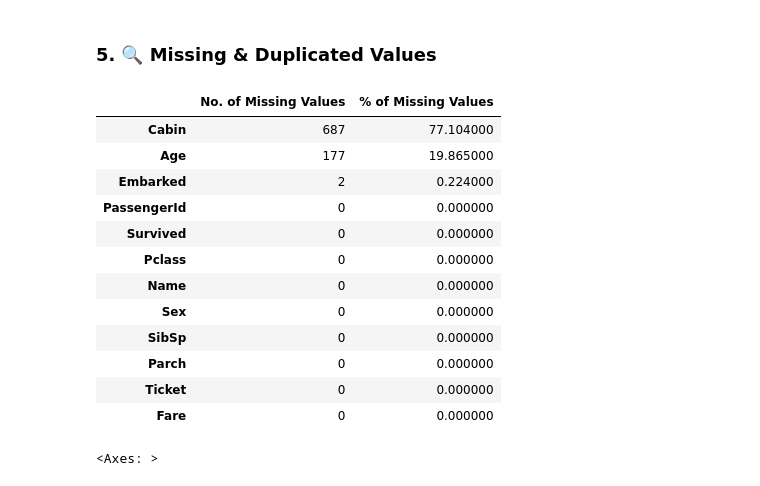
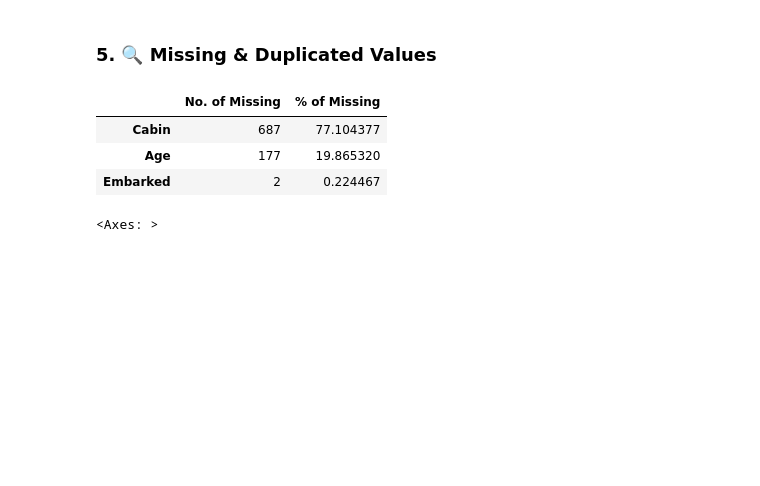
Before and after one commit to yigaai/Storytelling_with_Data, a Jupyter notebook: titanic-survival-prediction.ipynb, the cells around one changed output. Saved outputs shown, nothing was run; the diff lists cells and outputs as text; code cells hidden in the pictures; blank space fills up the shorter version.

```diff
--- a/titanic-survival-prediction.ipynb
+++ b/titanic-survival-prediction.ipynb
@@ -124,26 +126,18 @@ df[object_var].describe()
 # %%
 missing_counts = df.isnull().sum().sort_values(ascending=False)
 
-missing_df = pd.DataFrame({
-    'No. of Missing Values': missing_counts,
-    '% of Missing Values': round(missing_counts/len(df)*100, 3)
+df_missing = pd.DataFrame({
+    'No. of Missing': missing_counts[missing_counts>0],
+    '% of Missing' : missing_counts[missing_counts>0]/len(df)*100
 })
 
-missing_df.style.background_gradient('magma')
+
+df_missing.style.background_gradient('magma')
 # %% [output]
-|  | No. of Missing Values | % of Missing Values |
-| Cabin | 687 | 77.104000 |
-| Age | 177 | 19.865000 |
-| Embarked | 2 | 0.224000 |
-| PassengerId | 0 | 0.000000 |
-| Survived | 0 | 0.000000 |
-| Pclass | 0 | 0.000000 |
-| Name | 0 | 0.000000 |
-| Sex | 0 | 0.000000 |
-| SibSp | 0 | 0.000000 |
-| Parch | 0 | 0.000000 |
-| Ticket | 0 | 0.000000 |
-| Fare | 0 | 0.000000 |
+|  | No. of Missing | % of Missing |
+| Cabin | 687 | 77.104377 |
+| Age | 177 | 19.865320 |
+| Embarked | 2 | 0.224467 |
 # %%
 sns.heatmap(df.isnull(), yticklabels=False, cbar=False)
 # %% [output]
```
Also changed, not shown: parts of 23 cells of this notebook.
